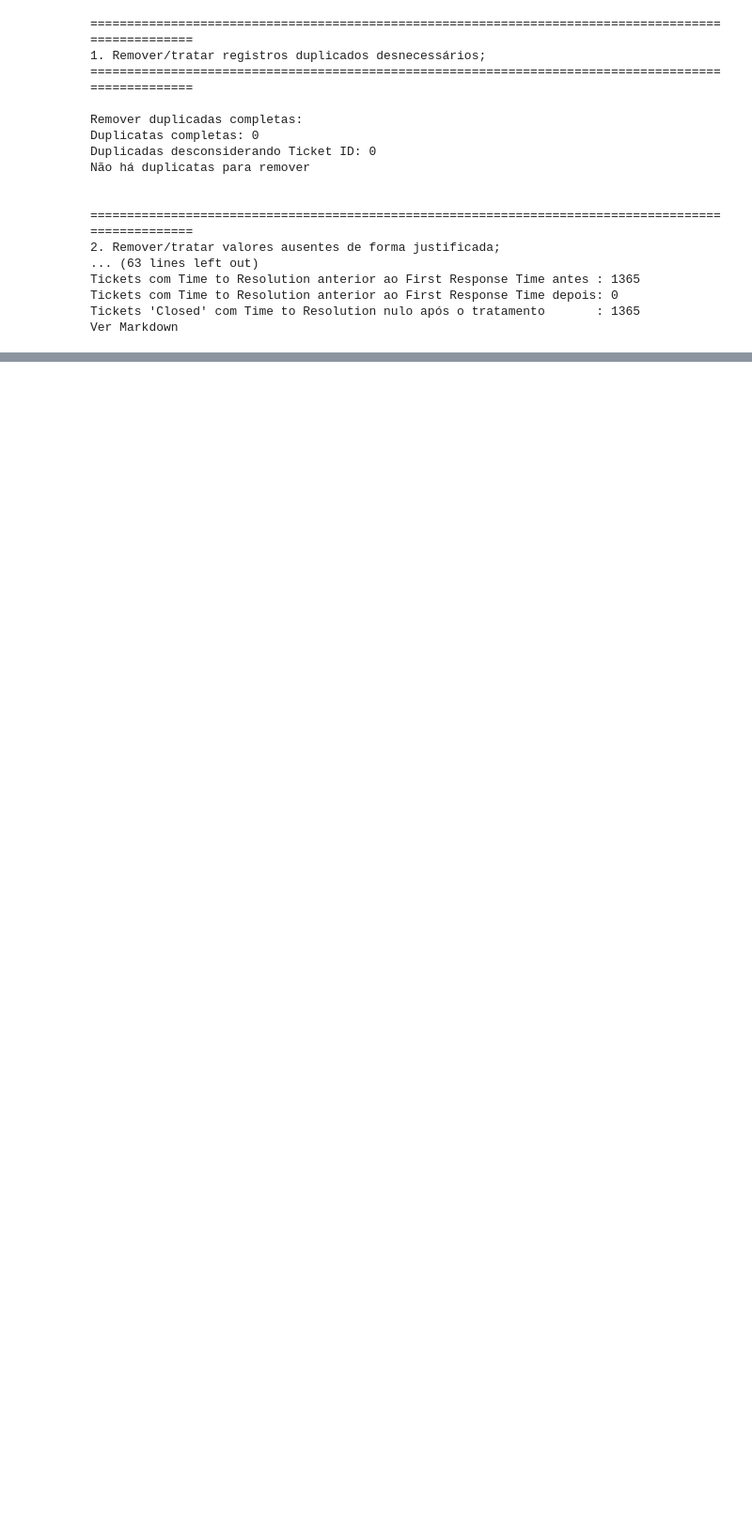
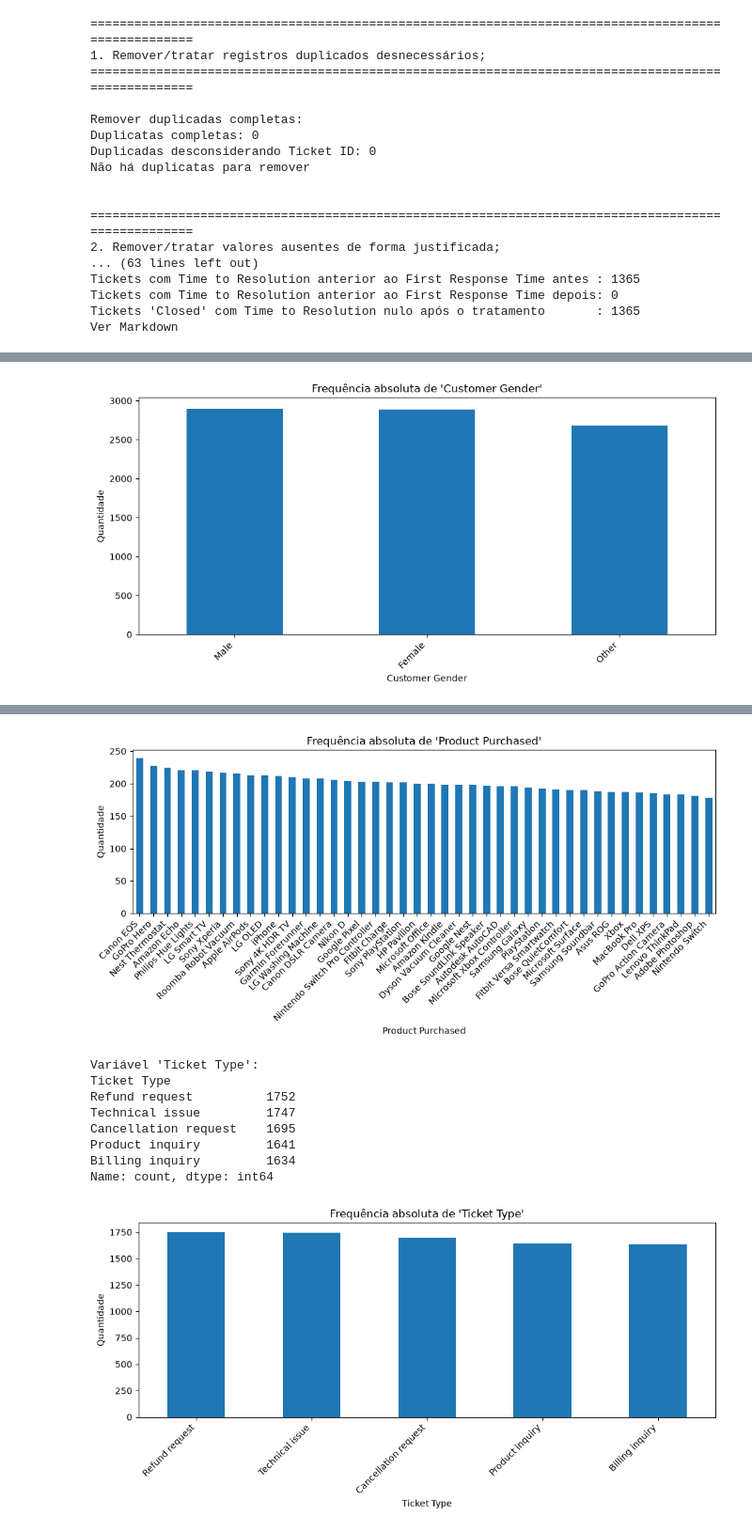
Before and after one commit to Phoenix7290/Caua_Guilherme_Gustavo_Marcos, a Jupyter notebook: eda/eda.ipynb, the cells around one changed output, grey strips where cells are left out. Shown at 94% size. Drawn from its saved outputs; the diff is of its cells as text; code cells hidden in the pictures; blank space fills up the shorter version.

```diff
--- a/eda/eda.ipynb
+++ b/eda/eda.ipynb
@@ -436,0 +518,68 @@ Ver Markdown
+# %%
+colunas_categoricas = ["Customer Gender", "Product Purchased", "Ticket Type", "Ticket Subject", "Ticket Status", "Ticket Priority", "Ticket Channel"]
+
+nivel_desequilibrio = 2
+
+print("1. Quantidade de categorias:")
+print("\nQuantidade de categorias únicas por variável:")
+quantidade_categorias = df[colunas_categoricas].nunique()
+print(quantidade_categorias)
+
+
+print_formatado("2. Frequência absoluta e relativa:")
+
+print("\nFrequência absoluta:")
+for coluna in colunas_categoricas:
+    frequencia_absoluta = df[coluna].value_counts(dropna=False)
+    print(f"\nVariável '{coluna}':")
+    print(frequencia_absoluta)
+
+    plt.figure(figsize=(10, 5))
+
+    frequencia_absoluta.plot(kind="bar")
+
+    plt.title(f"Frequência absoluta de '{coluna}'")
+    plt.xlabel(coluna)
+    plt.ylabel("Quantidade")
+    plt.xticks(rotation=45, ha="right")
+    plt.tight_layout()
+    plt.show()
+
+print("\nFrequência relativa:")
+for coluna in colunas_categoricas:
+    frequencia_relativa = (
+        df[coluna]
+        .value_counts(normalize=True, dropna=False)
+        .round(2)
+    )
+
+    print(f"\nVariável '{coluna}' (%):")
+    print(frequencia_relativa.round(2))
+
+    plt.figure(figsize=(10, 5))
+    frequencia_relativa.plot(kind="bar")
+
+    plt.title(f"Frequência relativa de '{coluna}'")
+    plt.xlabel(coluna)
+    plt.ylabel("Percentual (%)")
+    plt.xticks(rotation=45, ha="right")
+    plt.tight_layout()
+    plt.show()
+
+
+print_formatado("3. Categoria mais frequente:")
+for coluna in colunas_categoricas:
+    categoria_mais_frequente = df[coluna].mode(dropna=False)[0]
+    quantidade = df[coluna].value_counts(dropna=False).iloc[0]
+
+    percentual = (
+        df[coluna]
+        .value_counts(normalize=True, dropna=False)
+        .iloc[0] * 100
+    )
+
+    print(f"\nCategoria mais frequente da variável '{coluna}':")
+    print(f"Categoria: {categoria_mais_frequente}")
+    print(f"Quantidade: {quantidade}")
+    print(f"Percentual: {percentual:.2f}%")
+# %% [output]
@@ -436,0 +603 @@ Ver Markdown
+[figure, added]
@@ -436,0 +621,10 @@ Ver Markdown
+[figure, added]
+Variável 'Ticket Type':
+Ticket Type
+Refund request          1752
+Technical issue         1747
+Cancellation request    1695
+Product inquiry         1641
+Billing inquiry         1634
+Name: count, dtype: int64
+[figure, added]
```
Also changed, not shown: parts of 12 cells of this notebook.
